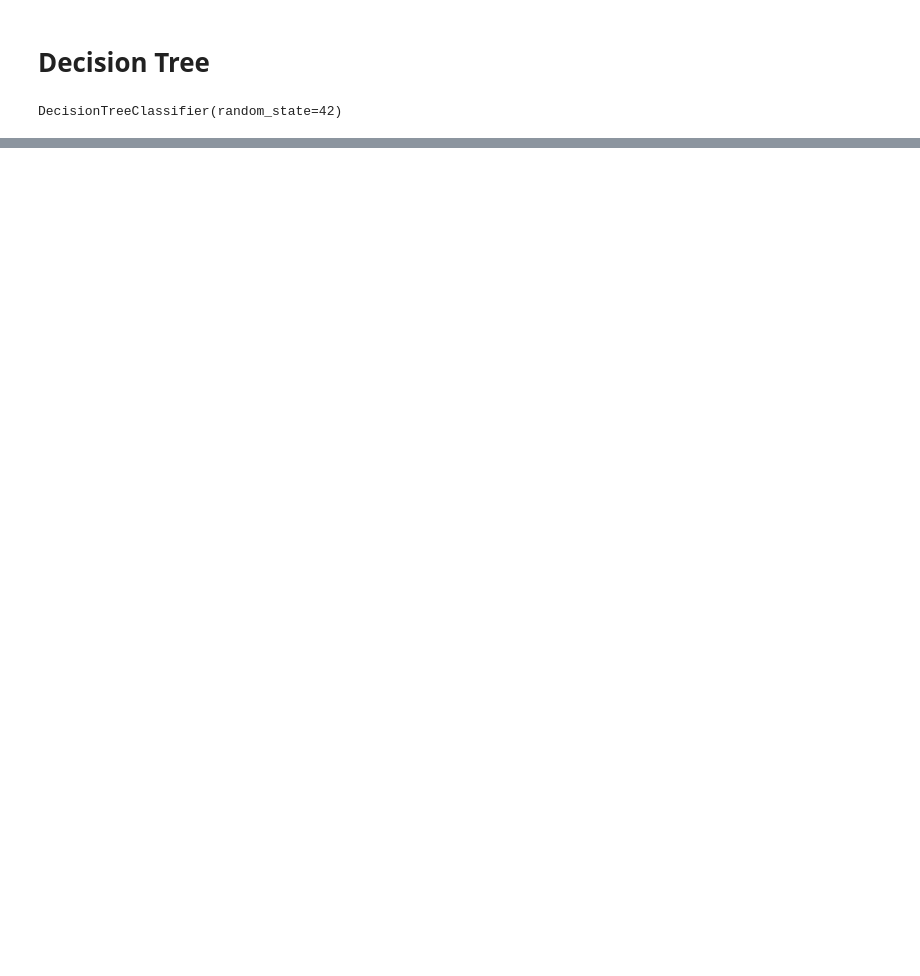
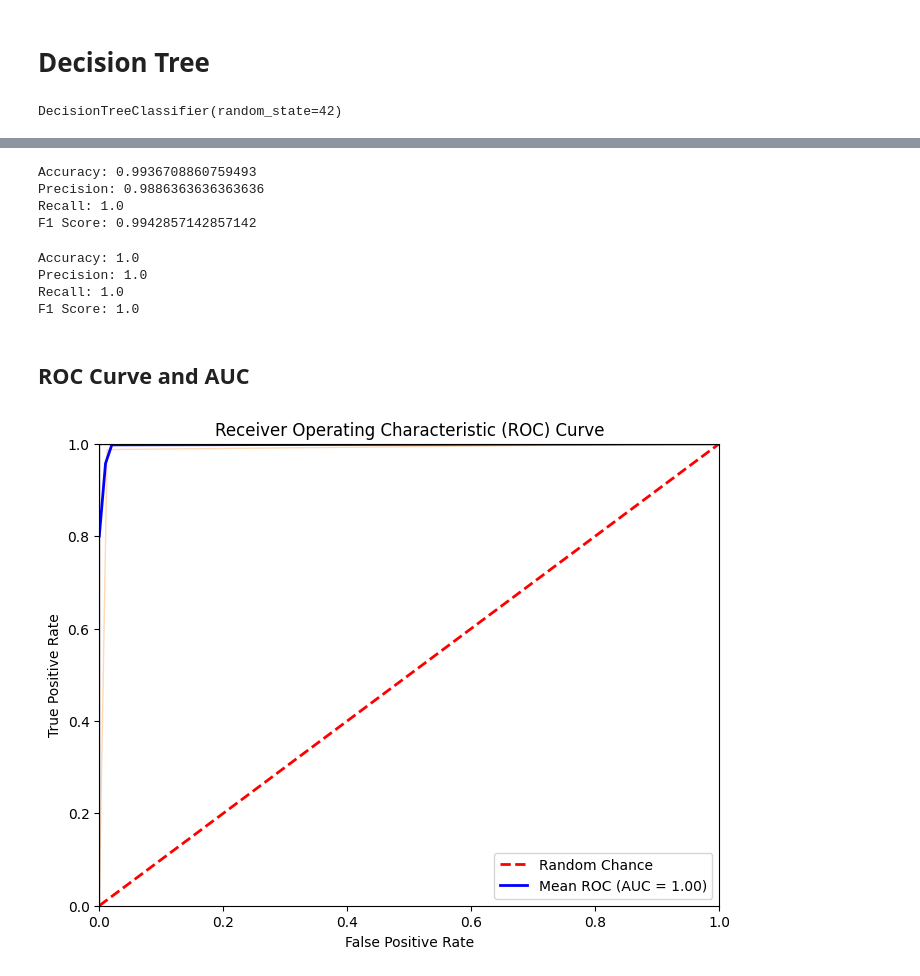
Before and after one commit to mundruid/cyber-ml, a Jupyter notebook: cyber_ml/blog_random_forest.ipynb, the cells around one changed output, grey strips where cells are left out. Cells and saved outputs as stored; diff of their text form; code cells hidden in the pictures; blank space fills up the shorter version.

```diff
--- a/cyber_ml/blog_random_forest.ipynb
+++ b/cyber_ml/blog_random_forest.ipynb
@@ -275,0 +232,72 @@ F1 Score: 1.0
+# %%
+dt_accuracy, dt_precision, dt_recall, dt_f1 = evaluate_model(
+    dtree, X_test, y_test
+)
+print("Accuracy:", dt_accuracy)
+print("Precision:", dt_precision)
+print("Recall:", dt_recall)
+print("F1 Score:", dt_f1)
+# %% [output]
+Accuracy: 0.9936708860759493
+Precision: 0.9886363636363636
+Recall: 1.0
+F1 Score: 0.9942857142857142
+# %%
+rf_accuracy, rf_precision, rf_recall, rf_f1 = evaluate_model(clf, X_test, y_test)
+print("Accuracy:", rf_accuracy)
+print("Precision:", rf_precision)
+print("Recall:", rf_recall)
+print("F1 Score:", rf_f1)
+# %% [output]
+Accuracy: 1.0
+Precision: 1.0
+Recall: 1.0
+F1 Score: 1.0
+# %% [markdown]
+## ROC Curve and AUC
+# %%
+def plot_roc_curve(model, X, y, n_folds=5):
+    # Initialize variables to store false positive rate and true positive rate for each fold
+    mean_fpr = np.linspace(0, 1, 100)
+    tpr_sum = 0
+
+    X = X.values
+    y = y.values
+
+    # Create k-fold cross-validation iterator
+    cv = StratifiedKFold(n_splits=n_folds, shuffle=True, random_state=42)
+
+    plt.figure(figsize=(8, 6))
+
+    for train, test in cv.split(X, y):
+        X_train, X_test = X[train], X[test]
+        y_train, y_test = y[train], y[test]
+
+        model.fit(X_train, y_train)
+        y_prob = model.predict_proba(X_test)[:, 1]
+
+        fpr, tpr, _ = roc_curve(y_test, y_prob)
+        tpr_sum += np.interp(mean_fpr, fpr, tpr)
+        plt.plot(fpr, tpr, lw=1, alpha=0.3)
+
+    mean_tpr = tpr_sum / n_folds
+    plt.plot([0, 1], [0, 1], linestyle="--", lw=2, color="r", label="Random Chance")
+    plt.plot(
+        mean_fpr,
+        mean_tpr,
+        color="b",
+        lw=2,
+        label="Mean ROC (AUC = {:.2f})".format(auc(mean_fpr, mean_tpr)),
+    )
+
+    plt.xlim([0.0, 1.0])
+    plt.ylim([0.0, 1.0])
+    plt.xlabel("False Positive Rate")
+    plt.ylabel("True Positive Rate")
+    plt.title("Receiver Operating Characteristic (ROC) Curve")
+    plt.legend(loc="lower right")
+    plt.show()
+# %%
+plot_roc_curve(dtree, X, y)
+# %% [output]
+[figure, added]
```
Also changed, not shown: parts of 16 cells of this notebook, 1 other file.
